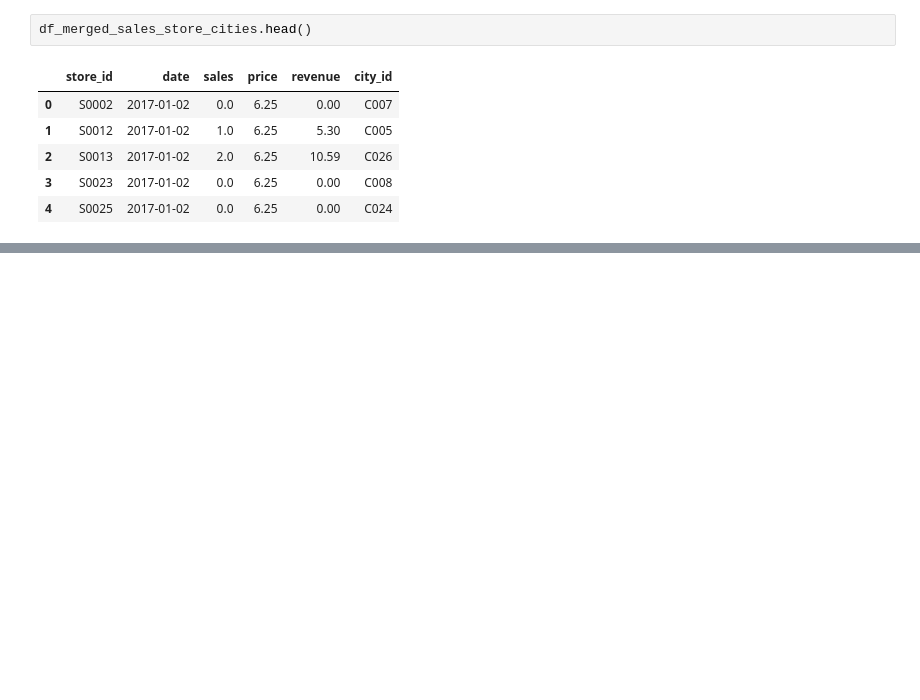
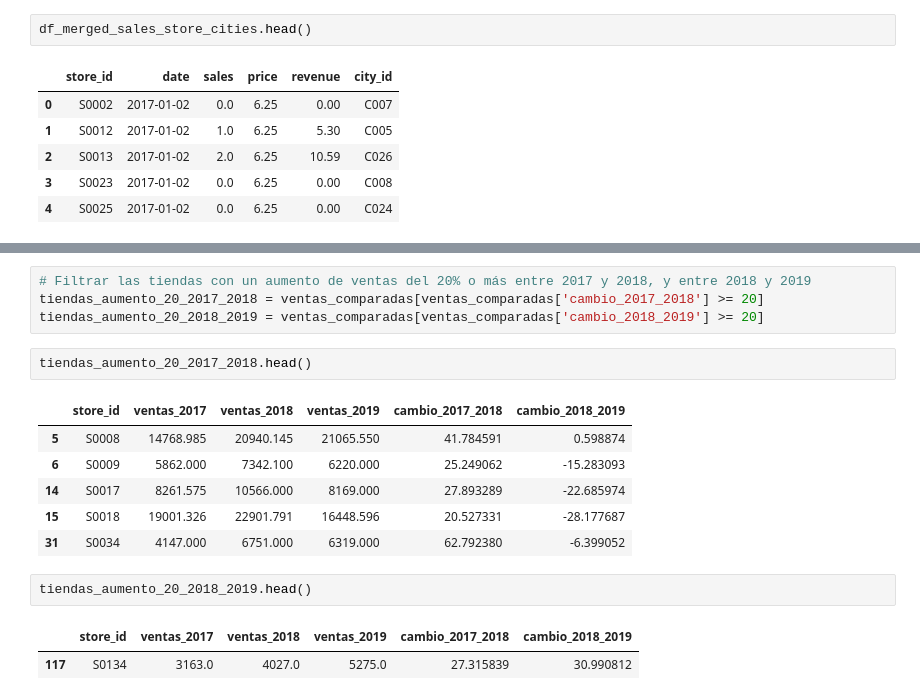
Before and after one commit to isantrich/workshop_DE, a Jupyter notebook: notebooks/ws_pandas.ipynb, the cells around one changed output, grey strips where cells are left out. Drawn from its saved outputs; the diff is of its cells as text; blank space fills up the shorter version.

```diff
--- a/notebooks/ws_pandas.ipynb
+++ b/notebooks/ws_pandas.ipynb
@@ -249,0 +265,18 @@ Ciudad con las mayores ventas 2017 a 2019: C014
+# %%
+# Filtrar las tiendas con un aumento de ventas del 20% o más entre 2017 y 2018, y entre 2018 y 2019
+tiendas_aumento_20_2017_2018 = ventas_comparadas[ventas_comparadas['cambio_2017_2018'] >= 20]
+tiendas_aumento_20_2018_2019 = ventas_comparadas[ventas_comparadas['cambio_2018_2019'] >= 20]
+# %%
+tiendas_aumento_20_2017_2018.head()
+# %% [output]
+|  | store_id | ventas_2017 | ventas_2018 | ventas_2019 | cambio_2017_2018 | cambio_2018_2019 |
+| 5 | S0008 | 14768.985 | 20940.145 | 21065.550 | 41.784591 | 0.598874 |
+| 6 | S0009 | 5862.000 | 7342.100 | 6220.000 | 25.249062 | -15.283093 |
+| 14 | S0017 | 8261.575 | 10566.000 | 8169.000 | 27.893289 | -22.685974 |
+| 15 | S0018 | 19001.326 | 22901.791 | 16448.596 | 20.527331 | -28.177687 |
+| 31 | S0034 | 4147.000 | 6751.000 | 6319.000 | 62.792380 | -6.399052 |
+# %%
+tiendas_aumento_20_2018_2019.head()
+# %% [output]
+|  | store_id | ventas_2017 | ventas_2018 | ventas_2019 | cambio_2017_2018 | cambio_2018_2019 |
+| 117 | S0134 | 3163.0 | 4027.0 | 5275.0 | 27.315839 | 30.990812 |
```
Also changed, not shown: parts of 46 cells of this notebook, 1 other file.
